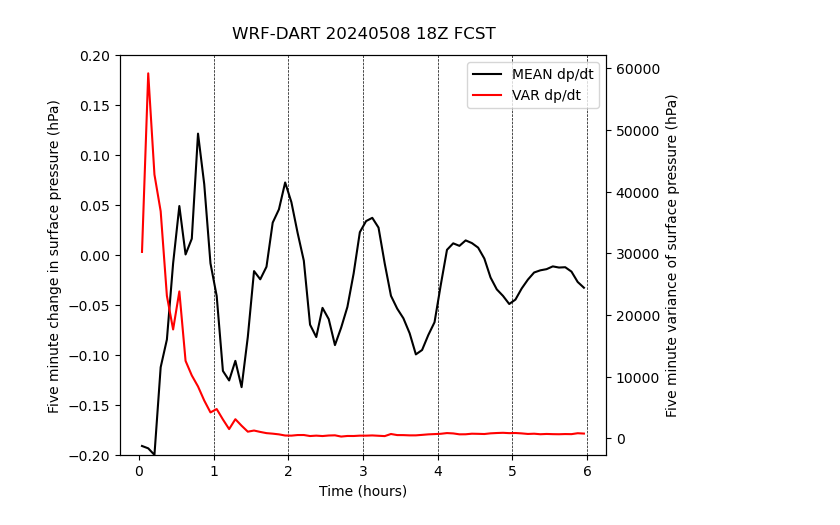
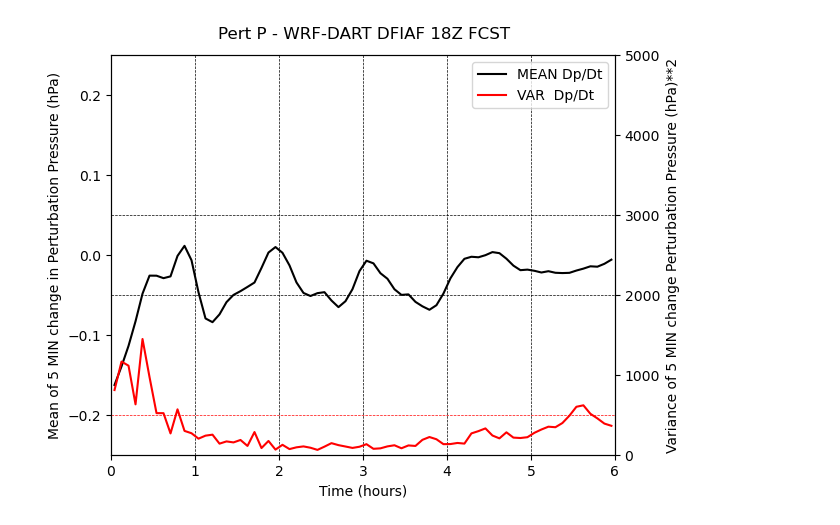
Before and after one commit to louiswicker/CAM_analysis_tools, a Jupyter notebook: PTRACE.ipynb, the cells around one changed output. Cells and saved outputs as stored; diff of their text form; code cells hidden in the pictures.

```diff
--- a/PTRACE.ipynb
+++ b/PTRACE.ipynb
@@ -144,4 +245,4 @@ p = read_pressure(BASE_PATH, 'wrfout_d01*', ens=18, model='wrf')
-# %%
-plot_dpdt(p, Title='WRF-DART 20240508 18Z FCST')
-# %% [output]
-[figure, removed]
+# %%
+plot_dpdt(p2, Title='Pert P - WRF-DART DFIAF 18Z FCST', plotdefs=p_defs)
+# %% [output]
+[figure, added]
```
Also changed, not shown: parts of 15 cells of this notebook.
